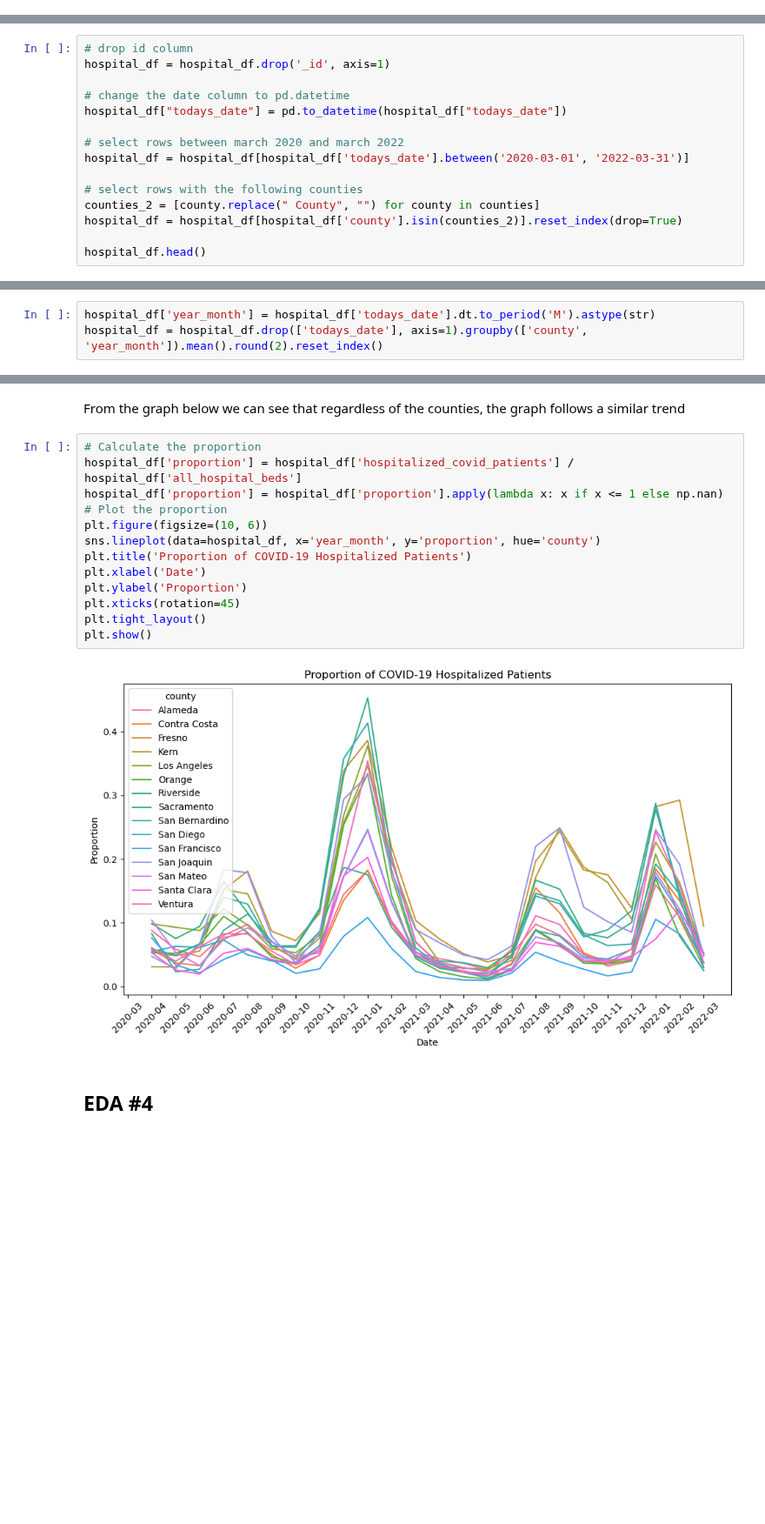
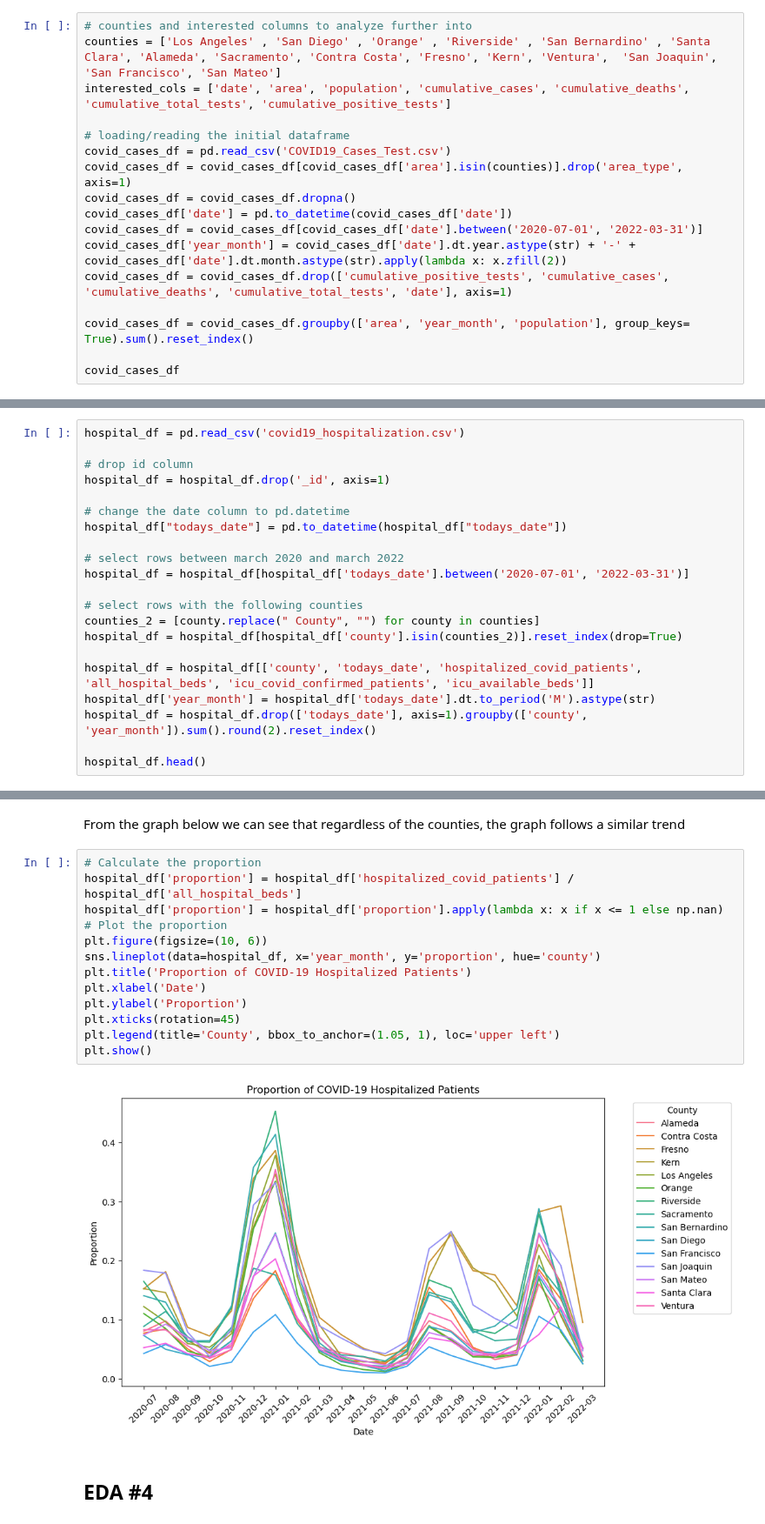
Before and after one commit to COGS108/Group022_WI24, a Jupyter notebook: EDACheckpoint_Group022_WI24.ipynb, the cells around one changed output, grey strips where cells are left out. Shown at 87% size. Drawn from its saved outputs; the diff is of its cells as text; blank space fills up the shorter version.

```diff
--- a/EDACheckpoint_Group022_WI24.ipynb
+++ b/EDACheckpoint_Group022_WI24.ipynb
@@ -121,0 +132,17 @@ crime_df
+# %%
+# counties and interested columns to analyze further into
+counties = ['Los Angeles' , 'San Diego' , 'Orange' , 'Riverside' , 'San Bernardino' , 'Santa Clara', 'Alameda', 'Sacramento', 'Contra Costa', 'Fresno', 'Kern', 'Ventura',  'San Joaquin', 'San Francisco', 'San Mateo']
+interested_cols = ['date', 'area', 'population', 'cumulative_cases', 'cumulative_deaths', 'cumulative_total_tests', 'cumulative_positive_tests']
+
+# loading/reading the initial dataframe
+covid_cases_df = pd.read_csv('COVID19_Cases_Test.csv')
+covid_cases_df = covid_cases_df[covid_cases_df['area'].isin(counties)].drop('area_type', axis=1)
+covid_cases_df = covid_cases_df.dropna()
+covid_cases_df['date'] = pd.to_datetime(covid_cases_df['date'])
+covid_cases_df = covid_cases_df[covid_cases_df['date'].between('2020-07-01', '2022-03-31')]
+covid_cases_df['year_month'] = covid_cases_df['date'].dt.year.astype(str) + '-' + covid_cases_df['date'].dt.month.astype(str).apply(lambda x: x.zfill(2))
+covid_cases_df = covid_cases_df.drop(['cumulative_positive_tests', 'cumulative_cases', 'cumulative_deaths', 'cumulative_total_tests', 'date'], axis=1)
+
+covid_cases_df = covid_cases_df.groupby(['area', 'year_month', 'population'], group_keys= True).sum().reset_index()
+
+covid_cases_df
@@ -157,4 +210,6 @@ hospital_df
 # %%
+hospital_df = pd.read_csv('covid19_hospitalization.csv')
+
 # drop id column
 hospital_df = hospital_df.drop('_id', axis=1)
 
@@ -162,11 +217,15 @@ hospital_df = hospital_df.drop('_id', axis=1)
 hospital_df["todays_date"] = pd.to_datetime(hospital_df["todays_date"])
 
 # select rows between march 2020 and march 2022
-hospital_df = hospital_df[hospital_df['todays_date'].between('2020-03-01', '2022-03-31')]
+hospital_df = hospital_df[hospital_df['todays_date'].between('2020-07-01', '2022-03-31')]
 
 # select rows with the following counties
 counties_2 = [county.replace(" County", "") for county in counties]
 hospital_df = hospital_df[hospital_df['county'].isin(counties_2)].reset_index(drop=True)
 
+hospital_df = hospital_df[['county', 'todays_date', 'hospitalized_covid_patients', 'all_hospital_beds', 'icu_covid_confirmed_patients', 'icu_available_beds']]
+hospital_df['year_month'] = hospital_df['todays_date'].dt.to_period('M').astype(str)
+hospital_df = hospital_df.drop(['todays_date'], axis=1).groupby(['county', 'year_month']).sum().round(2).reset_index()
+
 hospital_df.head()
 # %% [output]
@@ -179,3 +237,0 @@ hospital_df.head()
-# %%
-hospital_df['year_month'] = hospital_df['todays_date'].dt.to_period('M').astype(str)
-hospital_df = hospital_df.drop(['todays_date'], axis=1).groupby(['county', 'year_month']).mean().round(2).reset_index()
@@ -333,18 +370,18 @@ From the graph below we can see that regardless of the counties, the graph follo
 # %%
 # Calculate the proportion
 hospital_df['proportion'] = hospital_df['hospitalized_covid_patients'] / hospital_df['all_hospital_beds']
 hospital_df['proportion'] = hospital_df['proportion'].apply(lambda x: x if x <= 1 else np.nan)
 # Plot the proportion
 plt.figure(figsize=(10, 6))
 sns.lineplot(data=hospital_df, x='year_month', y='proportion', hue='county')
 plt.title('Proportion of COVID-19 Hospitalized Patients')
 plt.xlabel('Date')
 plt.ylabel('Proportion')
 plt.xticks(rotation=45)
-plt.tight_layout()
+plt.legend(title='County', bbox_to_anchor=(1.05, 1), loc='upper left')
 plt.show()
 # %% [output]
-[figure, old version]
+[figure, new version]
 # %% [markdown]
 ## EDA #4
 # %%
```
Also changed, not shown: parts of 18 cells of this notebook.
